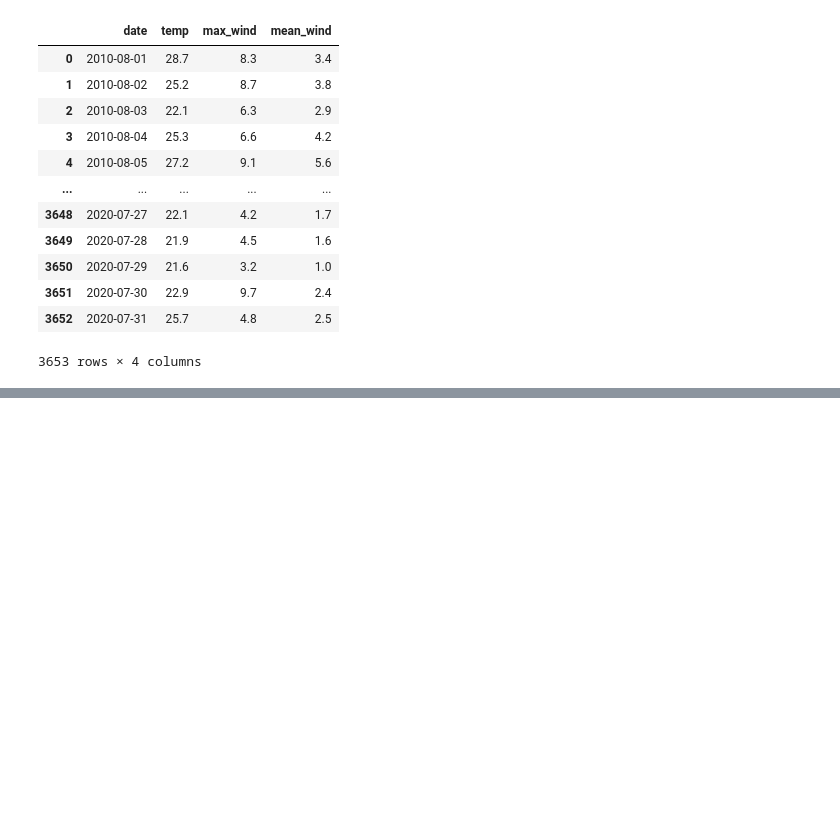
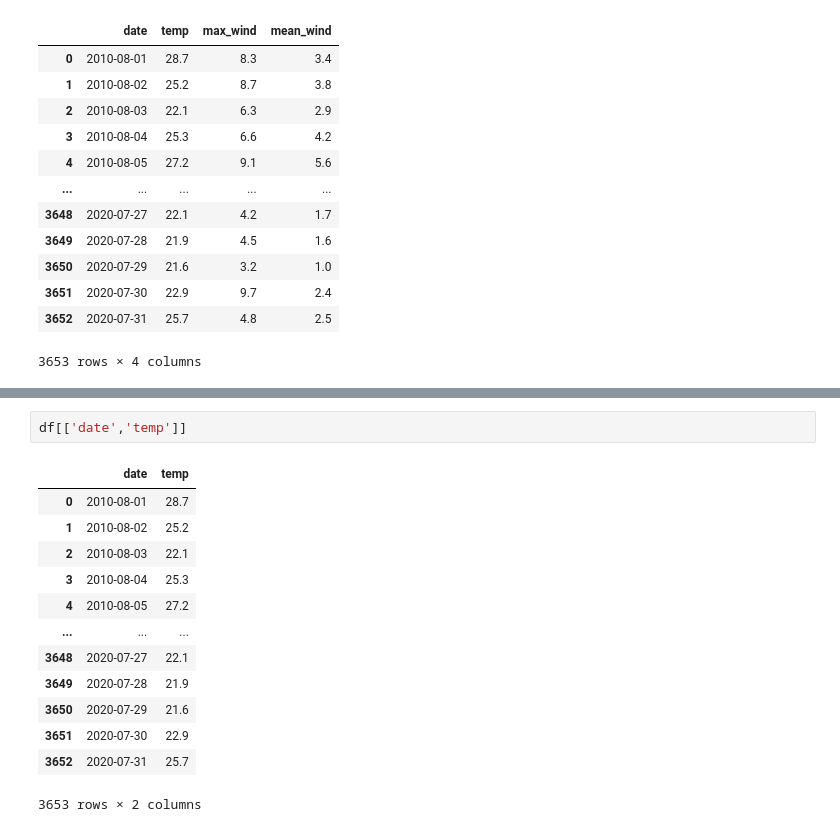
Before and after one commit to Ewha-Ohsori/OhsoriMarket, a Jupyter notebook: Downloads/DAbook1-main/ch5_pandas.ipynb, the cells around one changed output, grey strips where cells are left out. Cells and saved outputs as stored; diff of their text form; blank space fills up the shorter version.

```diff
--- a/Downloads/DAbook1-main/ch5_pandas.ipynb
+++ b/Downloads/DAbook1-main/ch5_pandas.ipynb
@@ -134,0 +269,16 @@ df
+# %%
+df[['date','temp']]
+# %% [output]
+|  | date | temp |
+| 0 | 2010-08-01 | 28.7 |
+| 1 | 2010-08-02 | 25.2 |
+| 2 | 2010-08-03 | 22.1 |
+| 3 | 2010-08-04 | 25.3 |
+| 4 | 2010-08-05 | 27.2 |
+| ... | ... | ... |
+| 3648 | 2020-07-27 | 22.1 |
+| 3649 | 2020-07-28 | 21.9 |
+| 3650 | 2020-07-29 | 21.6 |
+| 3651 | 2020-07-30 | 22.9 |
+| 3652 | 2020-07-31 | 25.7 |
+3653 rows × 2 columns
```
Also changed, not shown: parts of 24 cells of this notebook.
